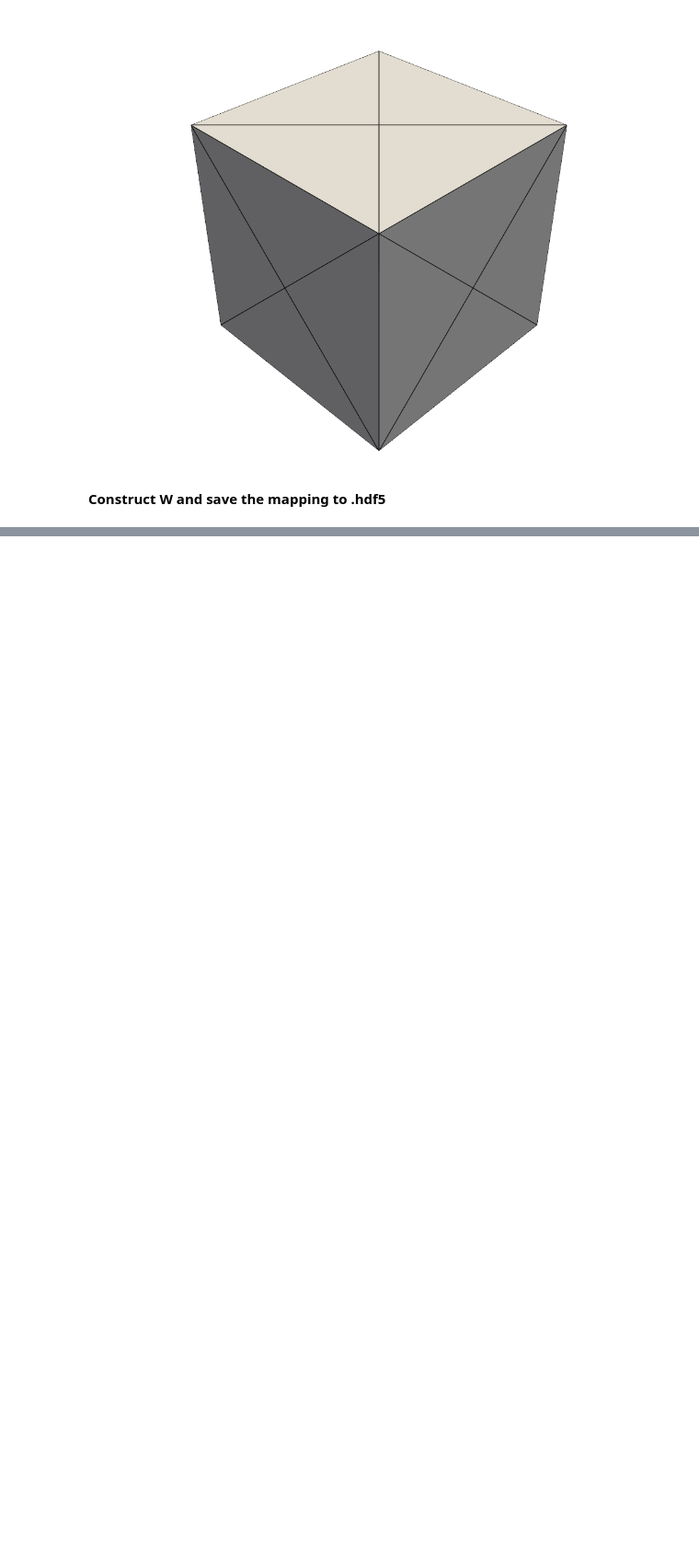
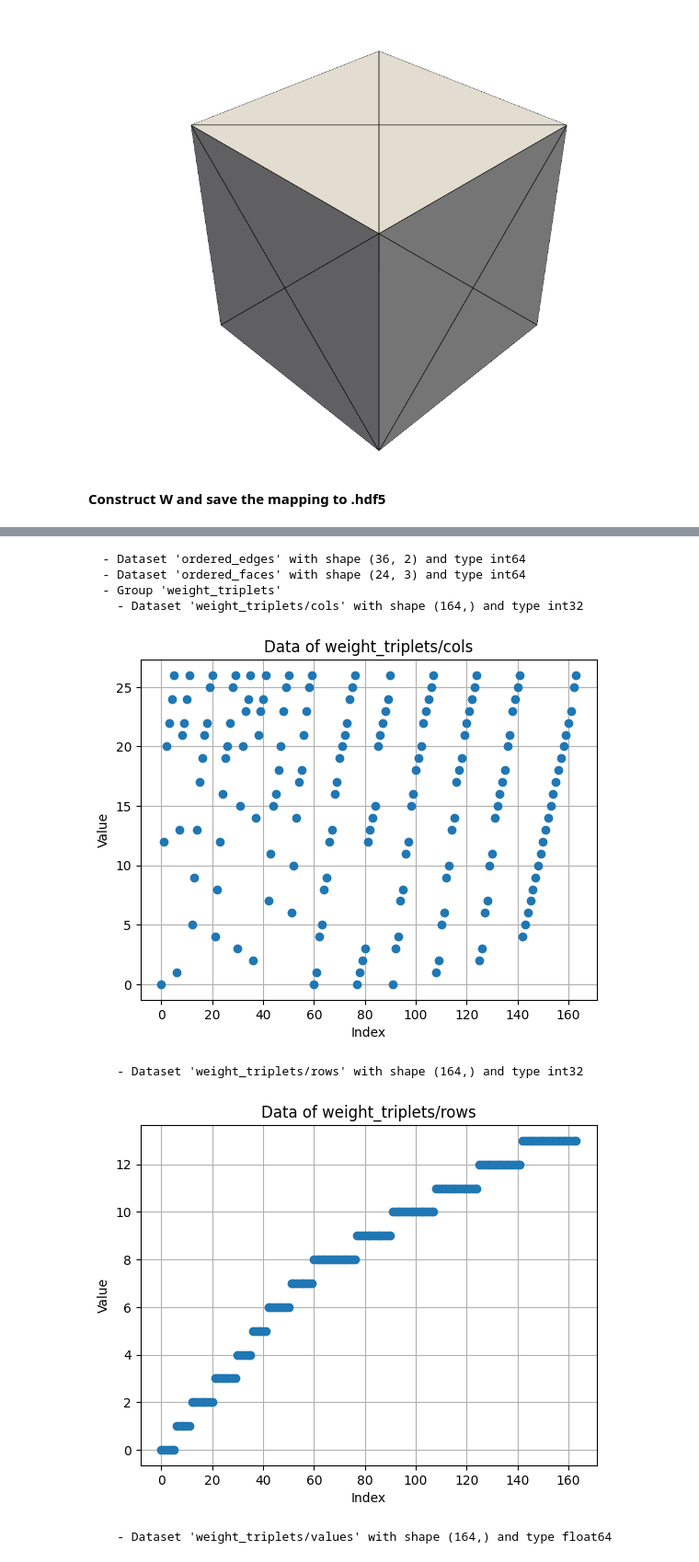
Before and after one commit to Junyu-Liu-Nate/polyfem, a Jupyter notebook: experiments/notebooks/iga-mapping.ipynb, the cells around one changed output, grey strips where cells are left out. Shown at 92% size. Drawn from its saved outputs; the diff is of its cells as text; code cells hidden in the pictures; blank space fills up the shorter version.

```diff
--- a/experiments/notebooks/iga-mapping.ipynb
+++ b/experiments/notebooks/iga-mapping.ipynb
@@ -556,7 +556,8 @@ unique_edges_array = np.array(list(unique_edges), dtype=np.int64)
 faces = upsampled_surface.faces.reshape(-1, 4)[:, 1:]  # Assuming faces are triangular (3 vertices per face plus face size integer)
 
 # Now evaluate basis functions at the points of the collision mesh
-basis_values_at_points = evaluate_basis_functions_at_points(quadratic_basis_functions, upsampled_surface.points)
+# basis_values_at_points = evaluate_basis_functions_at_points(quadratic_basis_functions, upsampled_surface.points)
+basis_values_at_points = evaluate_basis_functions_at_points(linear_basis_functions, upsampled_surface.points)
 
 # Construction of the W matrix
 num_surface_points = upsampled_surface.n_points
@@ -602,6 +603,7 @@ with h5py.File('W_matrix.hdf5', 'w') as f:
 
     # Save the weight triplets
     weight_group = f.create_group('weight_triplets')
+    weight_group.attrs['shape'] = np.array(W_csr.shape)
     weight_group.create_dataset('cols', data=W_csr.indices, dtype=np.int32)
     weight_group.create_dataset('rows', data=np.repeat(np.arange(W_csr.shape[0]), np.diff(W_csr.indptr)), dtype=np.int32)
     weight_group.create_dataset('values', data=W_csr.data, dtype=np.float64)
@@ -635,0 +639,40 @@ print_hdf5_structure('W_matrix.hdf5')
+# %%
+def print_and_visualize_data(filename):
+    """
+    Prints the structure and visualizes specific data of an HDF5 file.
+
+    Parameters:
+        filename (str): The path to the HDF5 file.
+    """
+    def recursive_print_and_plot(name, node):
+        indent = len(name.split('/')) * '  '
+        if isinstance(node, h5py.Dataset):
+            print(f"{indent}- Dataset '{name}' with shape {node.shape} and type {node.dtype}")
+            if 'weight_triplets' in name:
+                # If the node is part of weight_triplets, plot its data
+                plt.figure()
+                plt.title(f"Data of {name}")
+                plt.plot(node[:], marker='o', linestyle='None')  # Adjust plotting parameters as needed
+                plt.grid(True)
+                plt.xlabel('Index')
+                plt.ylabel('Value')
+                plt.show()
+        elif isinstance(node, h5py.Group):
+            print(f"{indent}- Group '{name}'")
+        else:
+            print(f"{indent}- Unknown item '{name}'")
+
+    with h5py.File(filename, 'r') as file:
+        file.visititems(recursive_print_and_plot)
+
+# Use this function to print structure and visualize data
+print_and_visualize_data('W_matrix.hdf5')
+# %% [output]
+  - Dataset 'ordered_edges' with shape (36, 2) and type int64
+  - Dataset 'ordered_faces' with shape (24, 3) and type int64
+  - Group 'weight_triplets'
+    - Dataset 'weight_triplets/cols' with shape (164,) and type int32
+[figure, added]
+    - Dataset 'weight_triplets/rows' with shape (164,) and type int32
+[figure, added]
+    - Dataset 'weight_triplets/values' with shape (164,) and type float64
```
Also changed, not shown: parts of 5 cells of this notebook, 5 other files.
